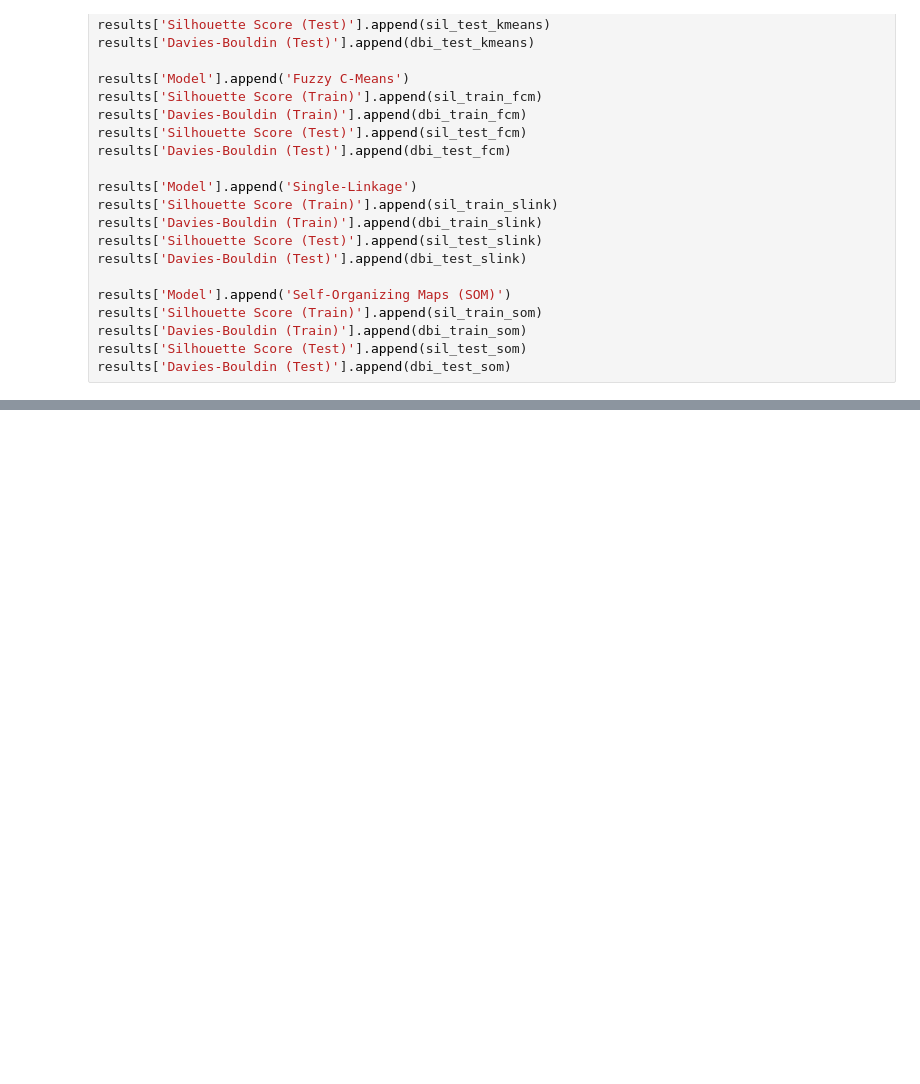
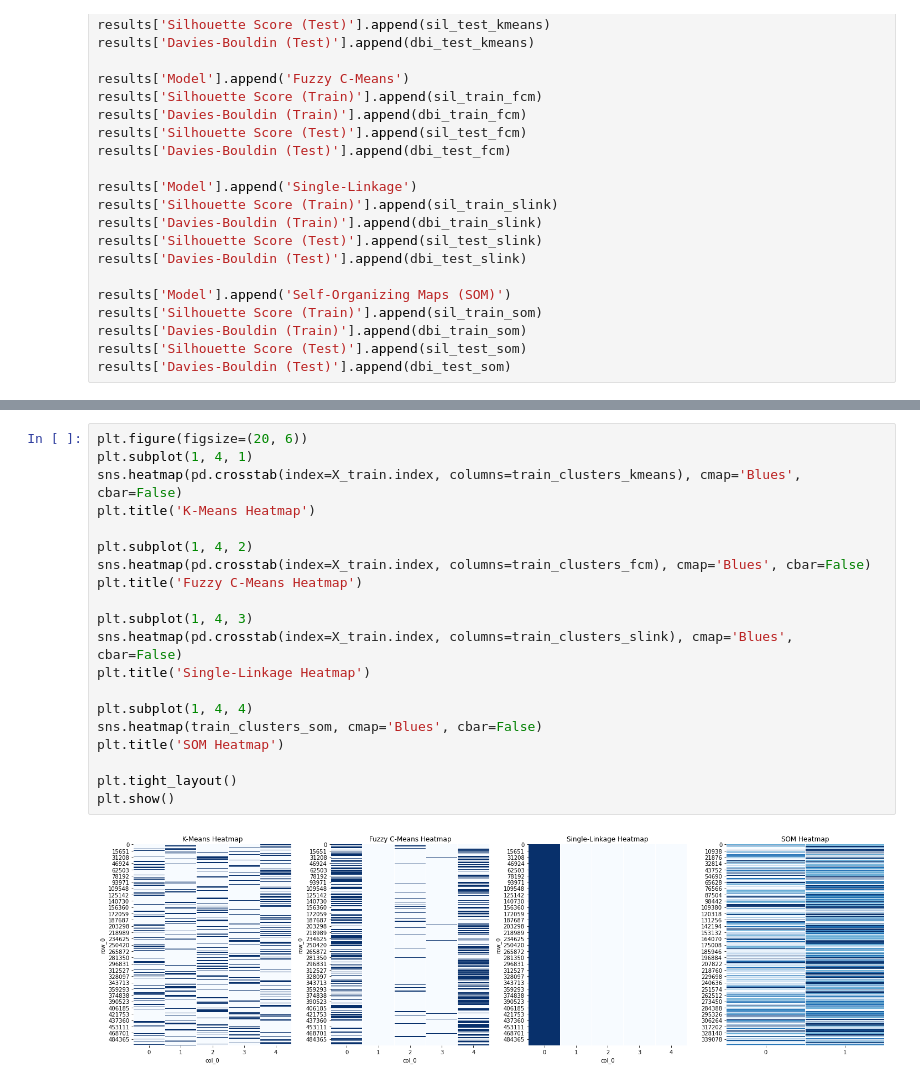
Before and after one commit to Ahmed-Umer02/Clothes-Retail-Store-Clustering-Project, a Jupyter notebook: Models/model_building.ipynb, the cells around one changed output, grey strips where cells are left out. Drawn from its saved outputs; the diff is of its cells as text; blank space fills up the shorter version.

```diff
--- a/Models/model_building.ipynb
+++ b/Models/model_building.ipynb
@@ -280,0 +283,22 @@ plt.show()
+# %%
+plt.figure(figsize=(20, 6))
+plt.subplot(1, 4, 1)
+sns.heatmap(pd.crosstab(index=X_train.index, columns=train_clusters_kmeans), cmap='Blues', cbar=False)
+plt.title('K-Means Heatmap')
+
+plt.subplot(1, 4, 2)
+sns.heatmap(pd.crosstab(index=X_train.index, columns=train_clusters_fcm), cmap='Blues', cbar=False)
+plt.title('Fuzzy C-Means Heatmap')
+
+plt.subplot(1, 4, 3)
+sns.heatmap(pd.crosstab(index=X_train.index, columns=train_clusters_slink), cmap='Blues', cbar=False)
+plt.title('Single-Linkage Heatmap')
+
+plt.subplot(1, 4, 4)
+sns.heatmap(train_clusters_som, cmap='Blues', cbar=False)
+plt.title('SOM Heatmap')
+
+plt.tight_layout()
+plt.show()
+# %% [output]
+[figure, added]
```
Also changed, not shown: parts of 6 cells of this notebook.
